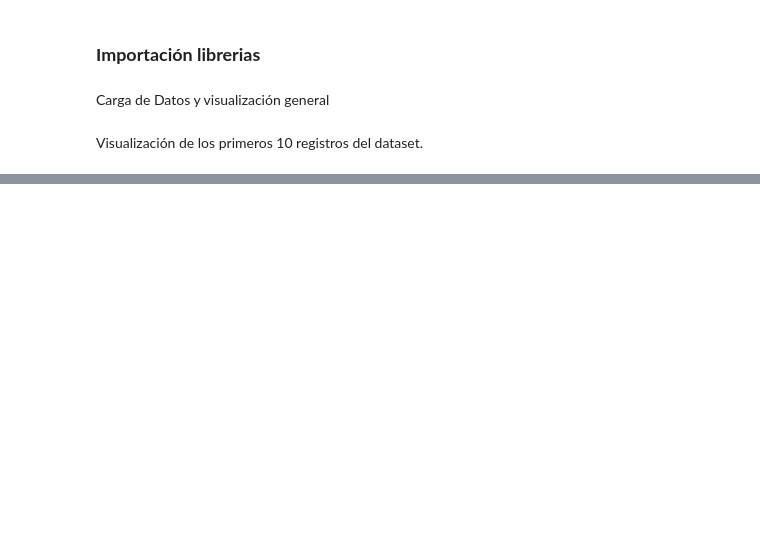
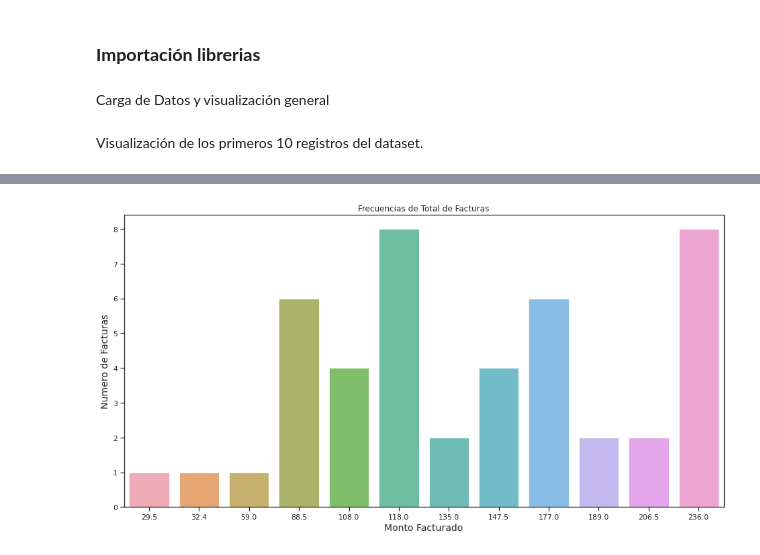
Before and after one commit to JALVARADORUIZ/Magister_BigData_UB, a Jupyter notebook: M2_AI2_AlvaradoRuizJoseArmando.ipynb, the cells around one changed output, grey strips where cells are left out. Cells and saved outputs as stored; diff of their text form; code cells hidden in the pictures; blank space fills up the shorter version.

```diff
--- a/M2_AI2_AlvaradoRuizJoseArmando.ipynb
+++ b/M2_AI2_AlvaradoRuizJoseArmando.ipynb
@@ -531,0 +98,3 @@ La variable como tal, es una variable recogida o expresada de forma numerica cuy
+# %%
+frequency_total_pagado = df.groupby("total_pagado").agg(frequency=("total_pagado", "count"))
+frequency_total_pagado
@@ -531,0 +116,10 @@ La variable como tal, es una variable recogida o expresada de forma numerica cuy
+# %%
+plt.figure(figsize=[16, 8])
+sns.set(style="ticks")
+
+sns.barplot(x=frequency_total_pagado.index, y=frequency_total_pagado.frequency, alpha=0.8);
+plt.title('Frecuencias de Total de Facturas');
+plt.ylabel('Numero de Facturas', fontsize=14);
+plt.xlabel('Monto Facturado', fontsize=14);
+# %% [output]
+[figure, added]
```
Also changed, not shown: parts of 94 cells of this notebook.
